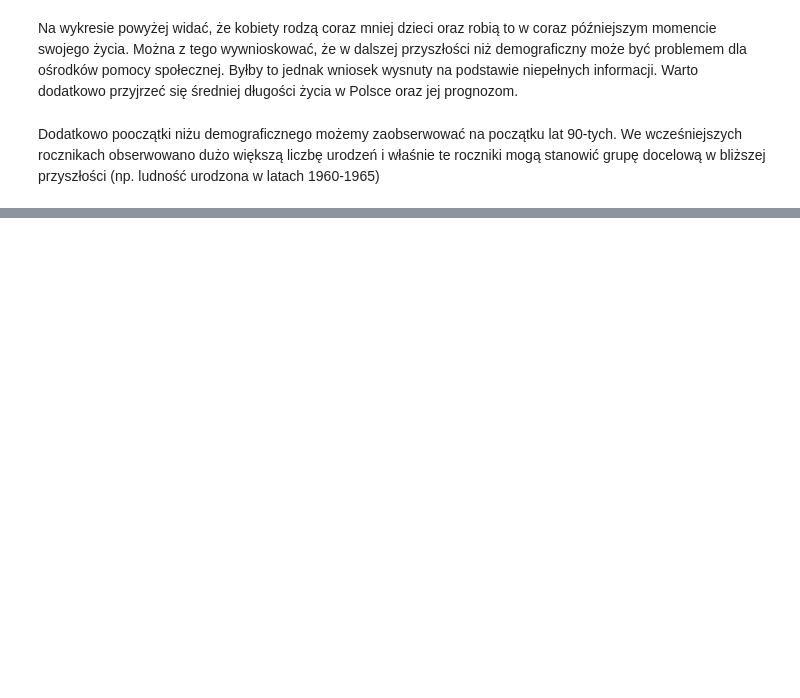
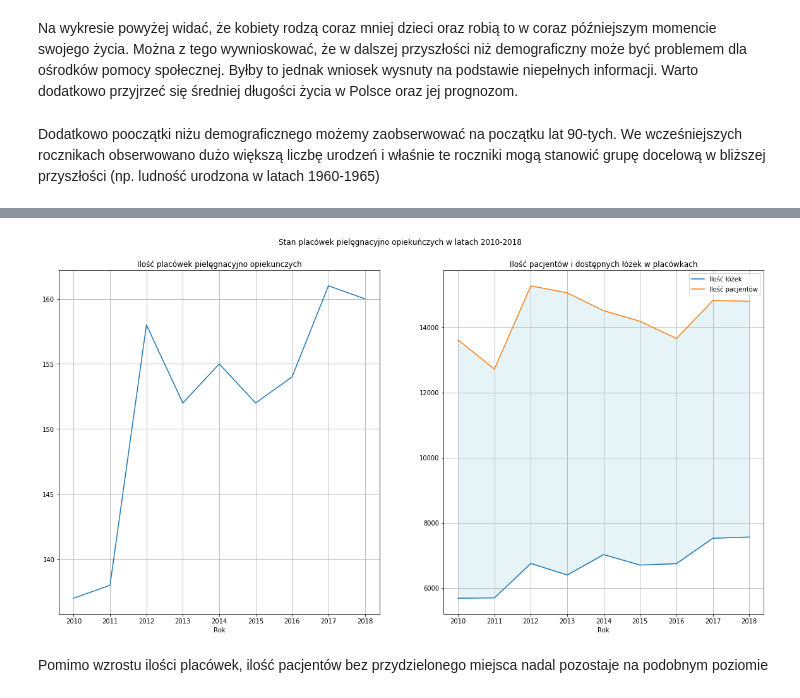
Before and after one commit to marcinsola/CDV_Data_Science, a Jupyter notebook: II/Wstep_do_Big_Data_w_ekonomii/projekt_zaliczeniowy/code.ipynb, the cells around one changed output, grey strips where cells are left out. Saved outputs shown, nothing was run; the diff lists cells and outputs as text; code cells hidden in the pictures; blank space fills up the shorter version.

```diff
--- a/II/Wstep_do_Big_Data_w_ekonomii/projekt_zaliczeniowy/code.ipynb
+++ b/II/Wstep_do_Big_Data_w_ekonomii/projekt_zaliczeniowy/code.ipynb
@@ -140,0 +164,26 @@ Dodatkowo pooczątki niżu demograficznego możemy zaobserwować na początku la
+# %%
+zakl_piel_op = pd.read_csv('data/zaklady_pielegnacyjno_opiekuncze.csv', sep=';')
+zakl_piel_op.drop(columns=['Nazwa', 'Kod', 'Jednostka miary', 'Atrybut', 'Unnamed: 7'], inplace=True)
+zakl_piel_op.set_index(['Wykaz'], inplace=True)
+zakl_piel_op['Rok'] = zakl_piel_op['Rok'].astype(np.int64)
+zakl_piel_op = zakl_piel_op[zakl_piel_op['Rok'] >= 2010]
+# %%
+fig, ax = plt.subplots(1, 2)
+fig.suptitle('Stan placówek pielęgnacyjno opiekuńczych w latach 2010-2018', y=.95)
+ax[0].grid()
+ax[0].plot(zakl_piel_op.loc['ogółem']['Rok'], zakl_piel_op.loc['ogółem']['Wartosc'])
+ax[0].set_xlabel('Rok')
+ax[0].set_title('Ilość placówek pielęgnacyjno opiekunczych')
+ax[1].plot(zakl_piel_op.loc['łóżka stan w dniu 31.12']['Rok'], zakl_piel_op.loc['łóżka stan w dniu 31.12']['Wartosc'], label='Ilość łóżek')
+ax[1].set_title('Ilość pacjentów i dostępnych łóżek w placówkach')
+ax[1].set_xlabel('Rok')
+ax[1].plot(zakl_piel_op.loc['pacjenci']['Rok'], zakl_piel_op.loc['pacjenci']['Wartosc'], label='Ilość pacjentów')
+ax[1].fill_between(zakl_piel_op.loc['pacjenci']['Rok'], zakl_piel_op.loc['łóżka stan w dniu 31.12']['Wartosc'], zakl_piel_op.loc['pacjenci']['Wartosc'], alpha=.3, color='lightblue')
+ax[1].legend()
+ax[1].grid()
+fig.set_size_inches(20, 10)
+fig.savefig('img/pl_op_lecz.png')
+# %% [output]
+[figure, added]
+# %% [markdown]
+Pomimo wzrostu ilości placówek, ilość pacjentów bez przydzielonego miejsca nadal pozostaje na podobnym poziomie
```
Also changed, not shown: parts of 5 cells of this notebook.
